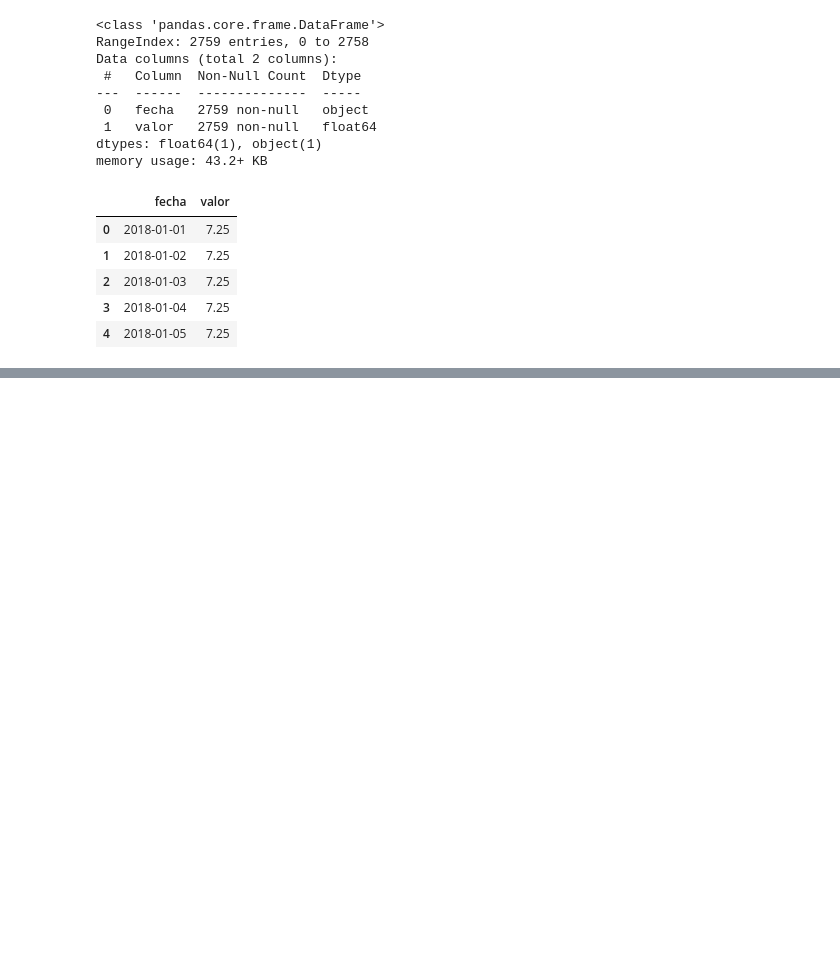
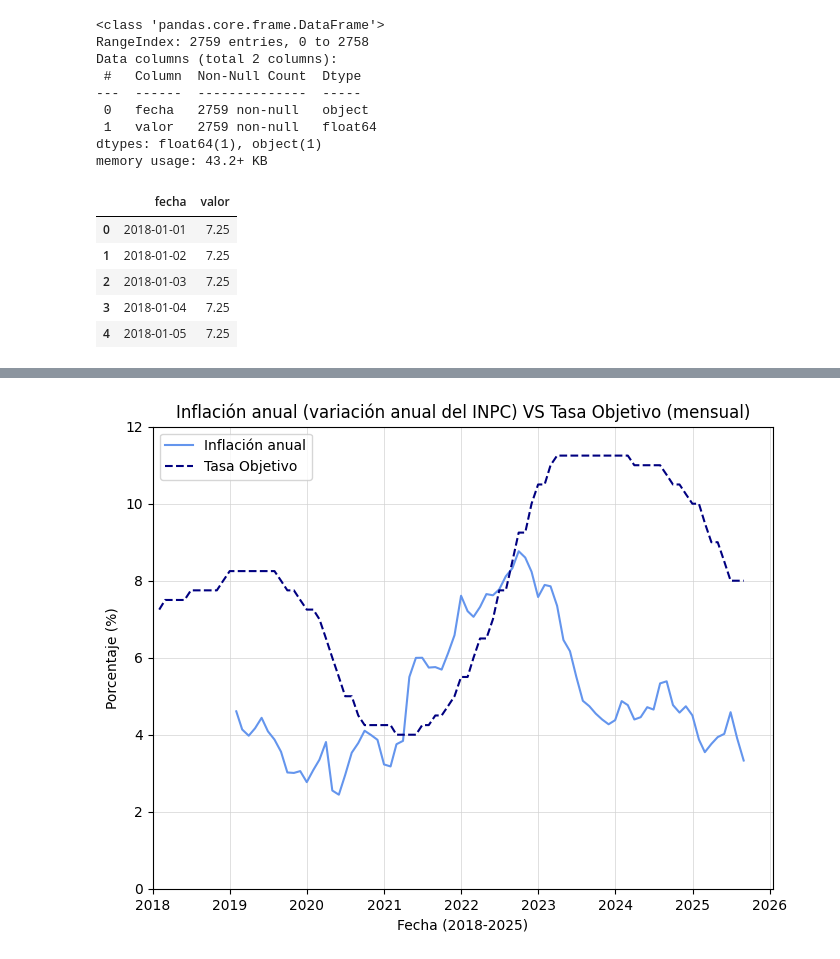
Before and after one commit to AmaKings9/banxico-analisis-inpc-fix-politica, a Jupyter notebook: notebooks/exploracion_data.ipynb, the cells around one changed output, grey strips where cells are left out. Cells and saved outputs as stored; diff of their text form; code cells hidden in the pictures; blank space fills up the shorter version.

```diff
--- a/notebooks/exploracion_data.ipynb
+++ b/notebooks/exploracion_data.ipynb
@@ -70,0 +190,15 @@ memory usage: 43.2+ KB
+# %%
+fig, ax = plt.subplots(figsize=(8, 6))
+ax.plot(macro_m_df["fecha"], macro_m_df["inpc_var_a"], color="cornflowerblue", label="Inflación anual")
+ax.plot(macro_m_df["fecha"], macro_m_df["tasa_obj"], color="navy", label="Tasa Objetivo", linestyle="--")
+ax.set_xlim(left=dt.datetime(2018, 1, 1))
+ax.set_ylim(0, 12)
+ax.set_title("Inflación anual (variación anual del INPC) VS Tasa Objetivo (mensual)")
+ax.set_xlabel("Fecha (2018-2025)")
+ax.set_ylabel("Porcentaje (%)")
+ax.grid(color="lightgray", linewidth=0.5)
+ax.legend()
+plt.savefig("../figuras/inflacion_vs_tasa_obj_2018_2025.png", dpi=300, bbox_inches="tight")
+plt.show()
+# %% [output]
+[figure, added]
```
Also changed, not shown: parts of 13 cells of this notebook, 5 other files.
